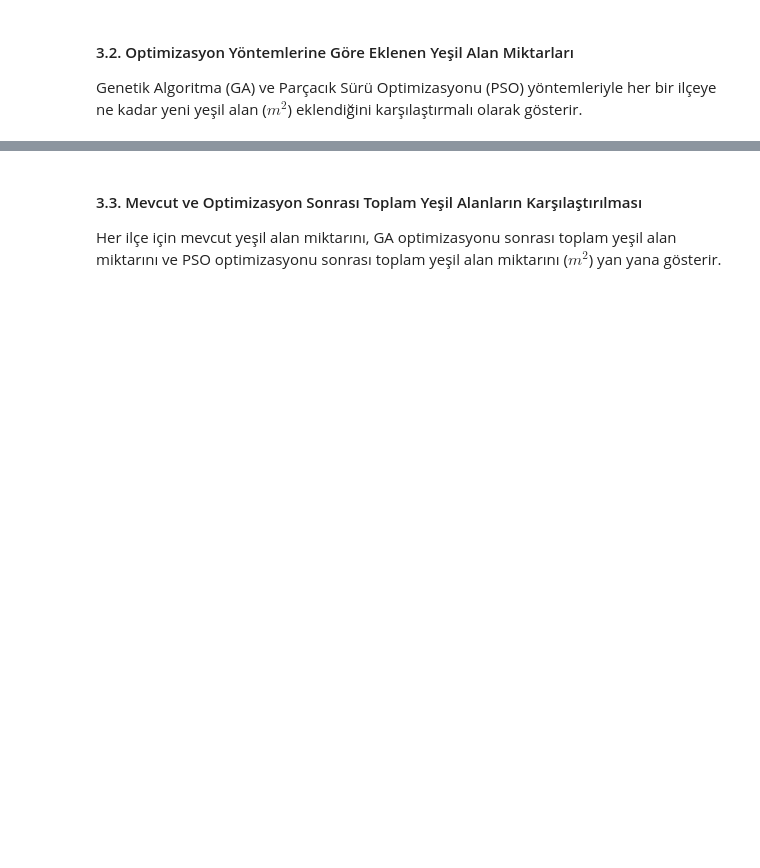
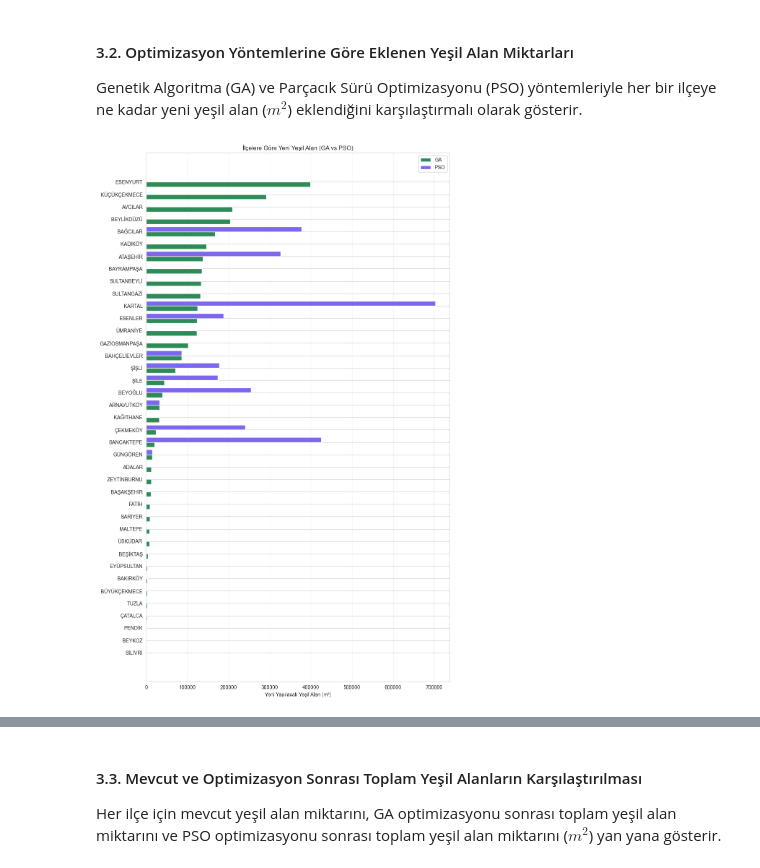
Before and after one commit to itu-itis24-doganne23/Optimization-Project, a Jupyter notebook: visualization.ipynb, the cells around one changed output, grey strips where cells are left out. Drawn from its saved outputs; the diff is of its cells as text; code cells hidden in the pictures; blank space fills up the shorter version.

```diff
--- a/visualization.ipynb
+++ b/visualization.ipynb
@@ -100,0 +134,30 @@ if 'df' in locals():
+# %%
+# İlçelere göre yeni yeşil alan GA ve PSO değerlerini al
+df_sorted = df.sort_values("Yeni_Yapilacak_Yesil_Alan_GA", ascending=True)
+
+ilceler = df_sorted["ILCE"]
+ga = df_sorted["Yeni_Yapilacak_Yesil_Alan_GA"]
+pso = df_sorted["Yeni_Yapilacak_Yesil_Alan_PSO"]
+
+# Grafik oluştur
+plt.figure(figsize=(10, len(df) * 0.4))  # Boyutu dinamik ayarlıyoruz
+bar_width = 0.4
+
+# Y ekseni pozisyonları
+y_pos = range(len(ilceler))
+
+# GA ve PSO çubuklarını çiz
+plt.barh([y - bar_width/2 for y in y_pos], ga, height=bar_width, label='GA', color='seagreen')
+plt.barh([y + bar_width/2 for y in y_pos], pso, height=bar_width, label='PSO', color='mediumslateblue')
+
+# Etiketler
+plt.yticks(y_pos, ilceler)
+plt.xlabel("Yeni Yapılacak Yeşil Alan (m²)")
+plt.title("İlçelere Göre Yeni Yeşil Alan (GA vs PSO)")
+plt.legend()
+plt.grid(axis='x', linestyle='--', alpha=0.7)
+
+plt.tight_layout()
+plt.show()
+# %% [output]
+[figure, added]
```
Also changed, not shown: parts of 6 cells of this notebook, 7 other files.
